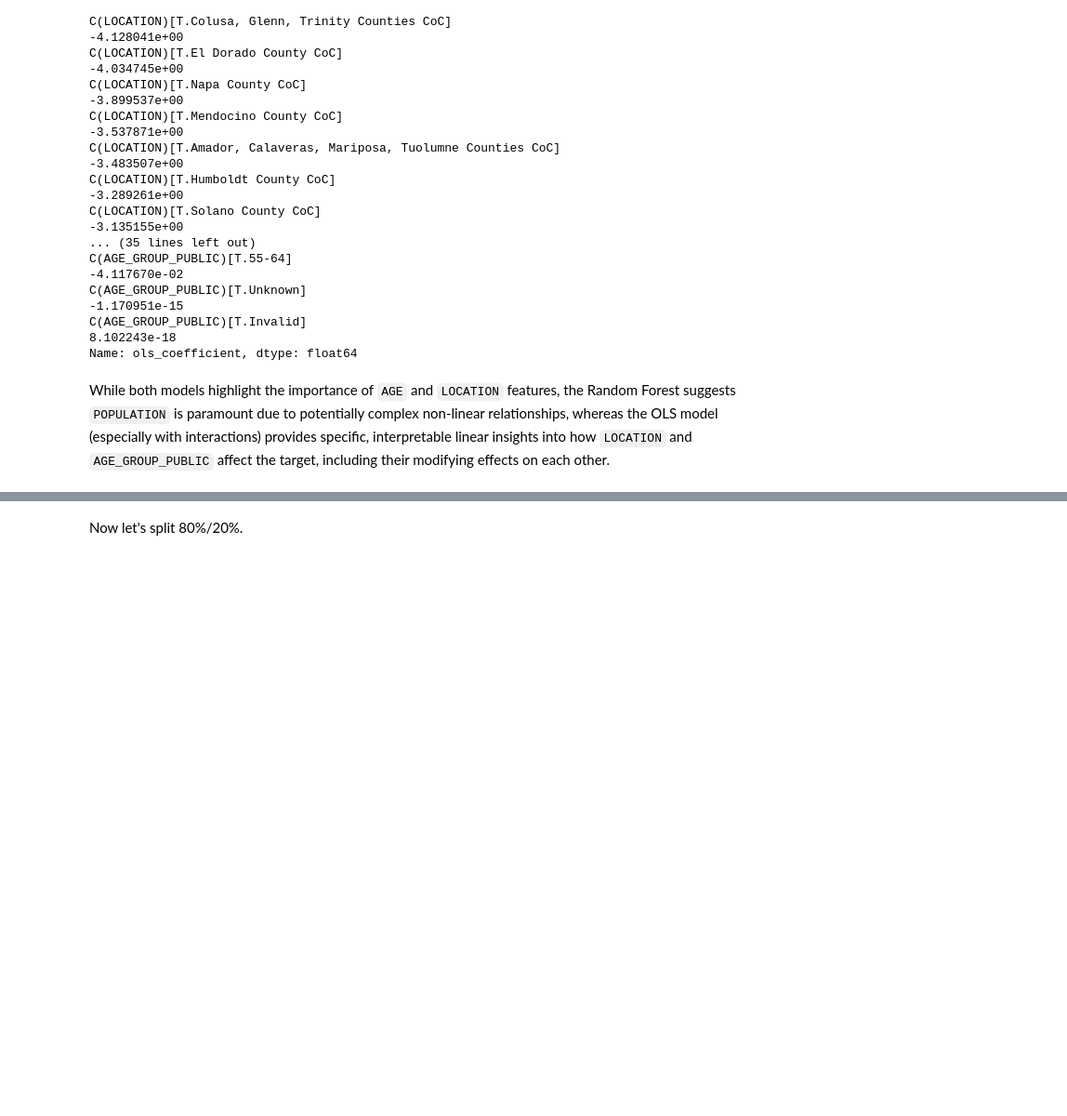
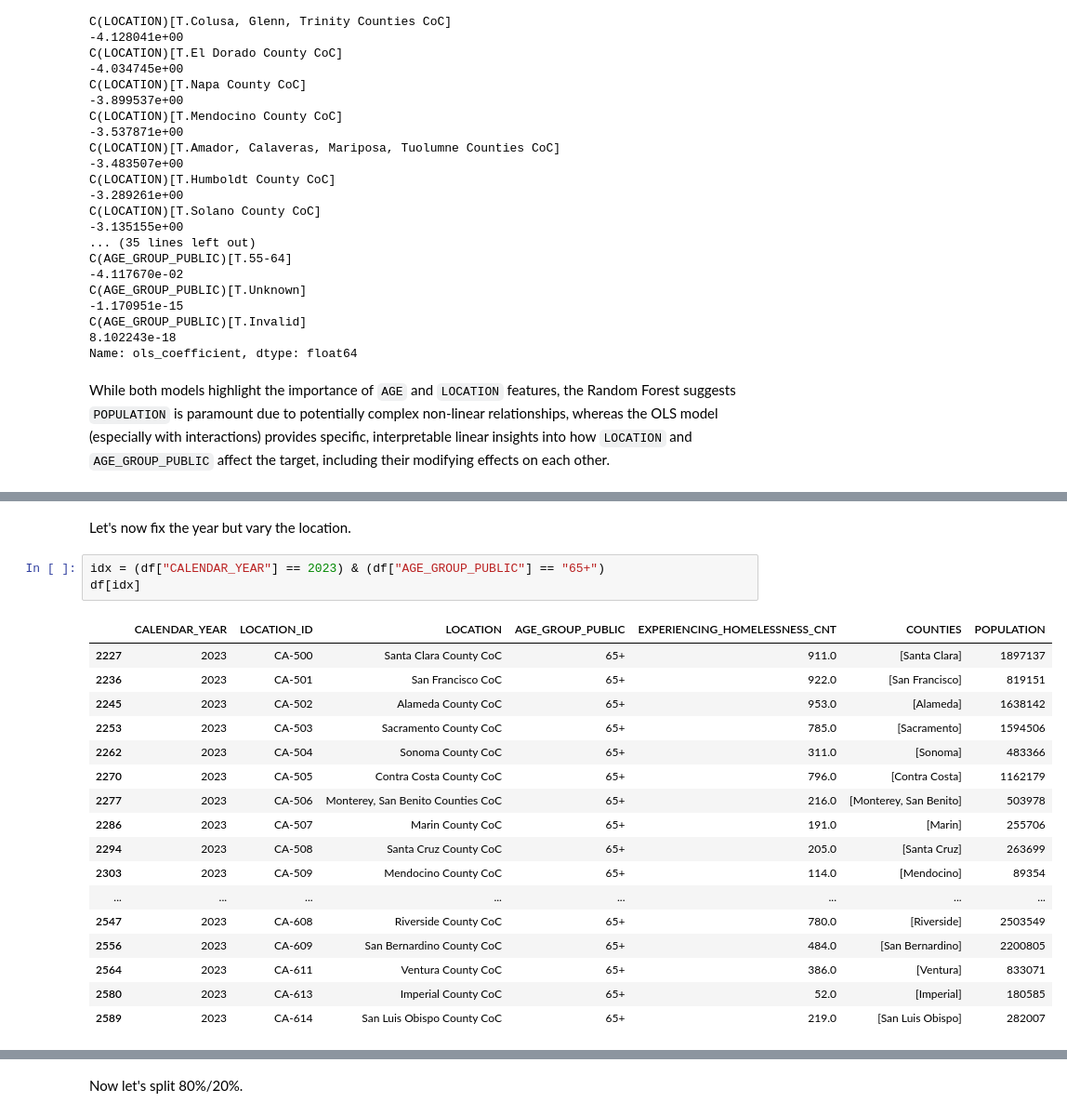
Before and after one commit to igoumiri/homelessness, a Jupyter notebook: plots.ipynb, the cells around one changed output, grey strips where cells are left out. Shown at 93% size. Drawn from its saved outputs; the diff is of its cells as text; blank space fills up the shorter version.

```diff
--- a/plots.ipynb
+++ b/plots.ipynb
@@ -693,0 +766,23 @@ While both models highlight the importance of `AGE` and `LOCATION` features, the
+# %% [markdown]
+Let's now fix the year but vary the location.
+# %%
+idx = (df["CALENDAR_YEAR"] == 2023) & (df["AGE_GROUP_PUBLIC"] == "65+")
+df[idx]
+# %% [output]
+|  | CALENDAR_YEAR | LOCATION_ID | LOCATION | AGE_GROUP_PUBLIC | EXPERIENCING_HOMELESSNESS_CNT | COUNTIES | POPULATION |
+| 2227 | 2023 | CA-500 | Santa Clara County CoC | 65+ | 911.0 | [Santa Clara] | 1897137 |
+| 2236 | 2023 | CA-501 | San Francisco CoC | 65+ | 922.0 | [San Francisco] | 819151 |
+| 2245 | 2023 | CA-502 | Alameda County CoC | 65+ | 953.0 | [Alameda] | 1638142 |
+| 2253 | 2023 | CA-503 | Sacramento County CoC | 65+ | 785.0 | [Sacramento] | 1594506 |
+| 2262 | 2023 | CA-504 | Sonoma County CoC | 65+ | 311.0 | [Sonoma] | 483366 |
+| 2270 | 2023 | CA-505 | Contra Costa County CoC | 65+ | 796.0 | [Contra Costa] | 1162179 |
+| 2277 | 2023 | CA-506 | Monterey, San Benito Counties CoC | 65+ | 216.0 | [Monterey, San Benito] | 503978 |
+| 2286 | 2023 | CA-507 | Marin County CoC | 65+ | 191.0 | [Marin] | 255706 |
+| 2294 | 2023 | CA-508 | Santa Cruz County CoC | 65+ | 205.0 | [Santa Cruz] | 263699 |
+| 2303 | 2023 | CA-509 | Mendocino County CoC | 65+ | 114.0 | [Mendocino] | 89354 |
+| ... | ... | ... | ... | ... | ... | ... | ... |
+| 2547 | 2023 | CA-608 | Riverside County CoC | 65+ | 780.0 | [Riverside] | 2503549 |
+| 2556 | 2023 | CA-609 | San Bernardino County CoC | 65+ | 484.0 | [San Bernardino] | 2200805 |
+| 2564 | 2023 | CA-611 | Ventura County CoC | 65+ | 386.0 | [Ventura] | 833071 |
+| 2580 | 2023 | CA-613 | Imperial County CoC | 65+ | 52.0 | [Imperial] | 180585 |
+| 2589 | 2023 | CA-614 | San Luis Obispo County CoC | 65+ | 219.0 | [San Luis Obispo] | 282007 |
```
Also changed, not shown: parts of 12 cells of this notebook.
